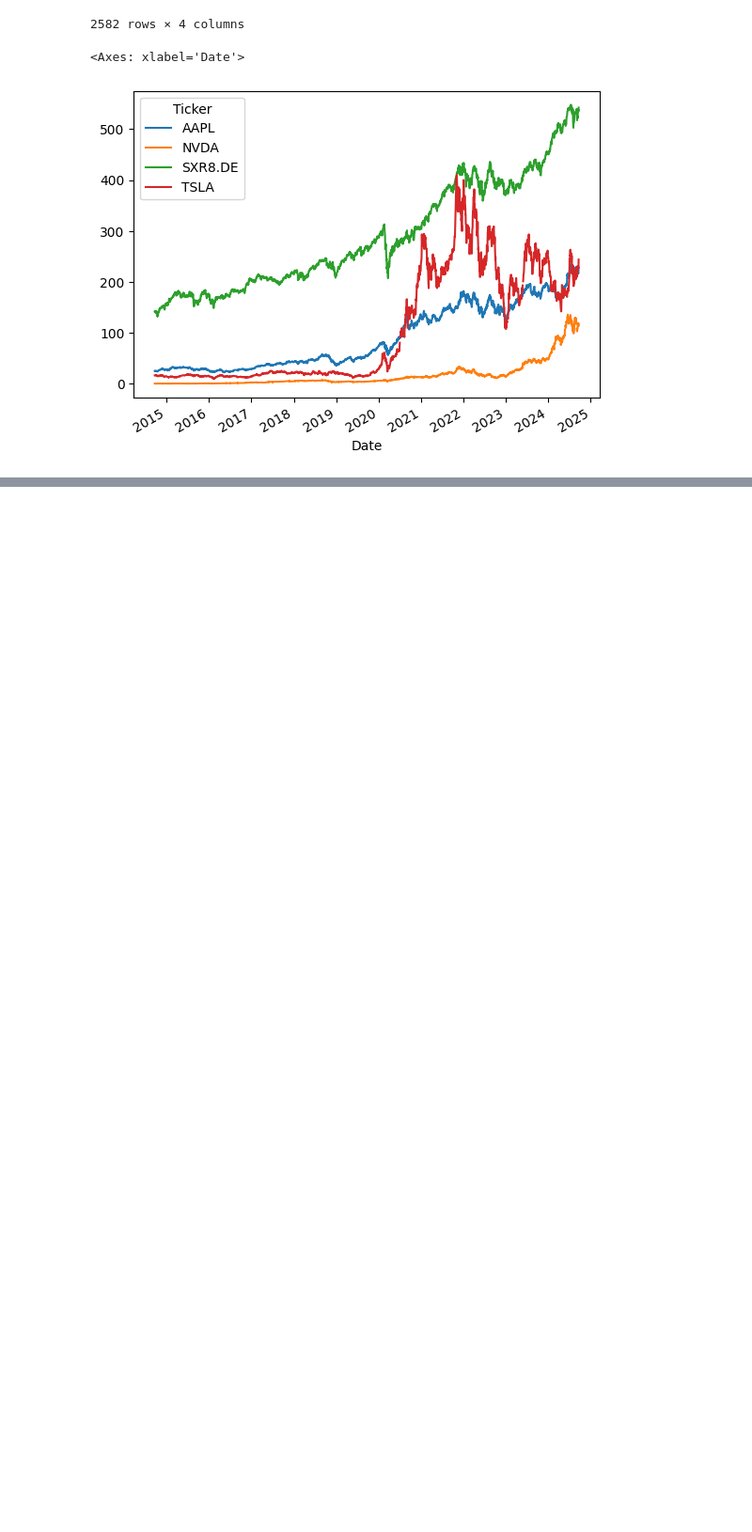
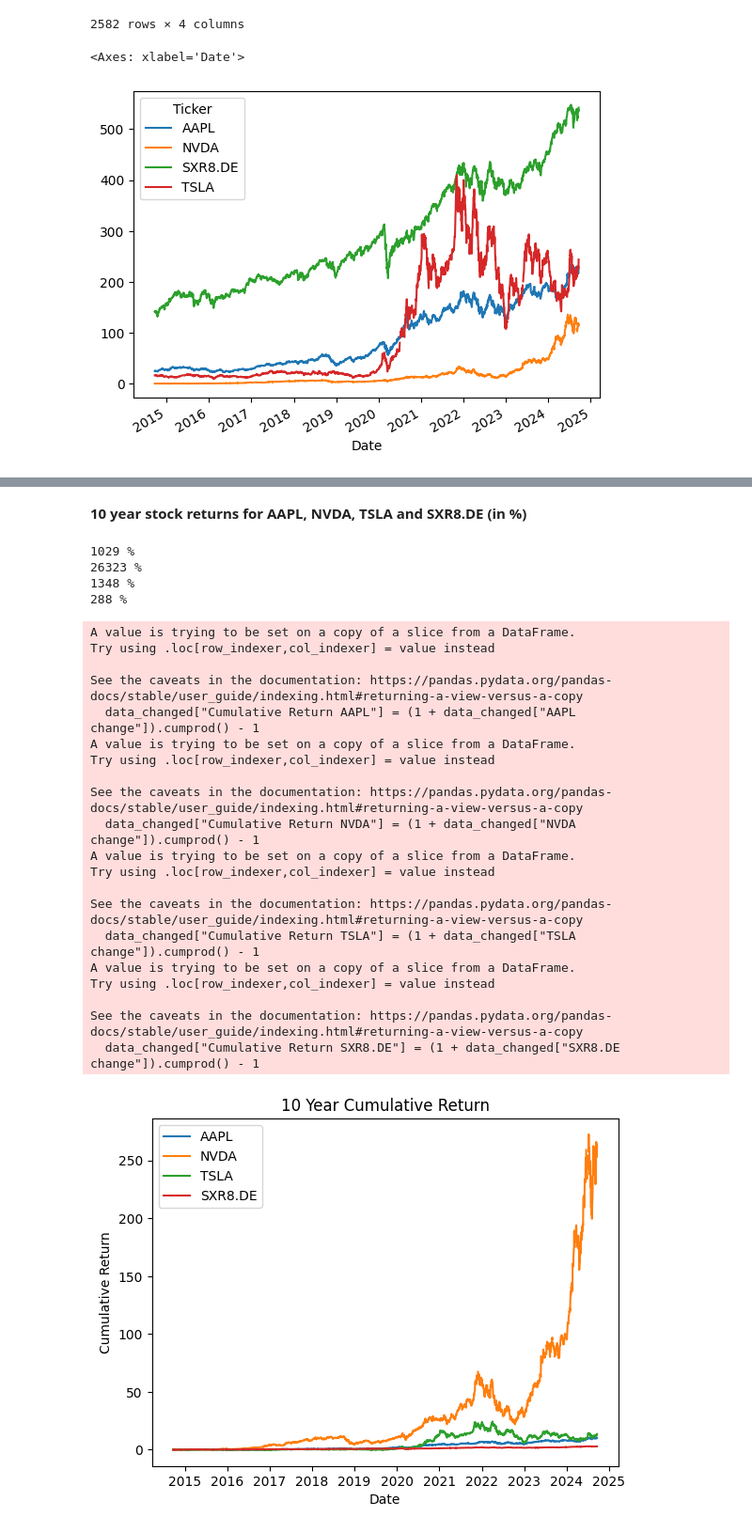
Before and after one commit to OjmJakon/Mini-Projects, a Jupyter notebook: Quantitative Finance/Retrieving Stock Data With Pandas.ipynb, the cells around one changed output, grey strips where cells are left out. Shown: that part at 94% size. Saved outputs shown, nothing was run; the diff lists cells and outputs as text; code cells hidden in the pictures; blank space fills up the shorter version.

Commit message:
Added stock returns for the last 10 years.

```diff
--- a/Quantitative Finance/Retrieving Stock Data With Pandas.ipynb
+++ b/Quantitative Finance/Retrieving Stock Data With Pandas.ipynb
@@ -72,0 +102,20 @@ close_price.plot()
+# %%
+percentage_change_NVDA = []
+for i in range(2581):
+    change = (close_price["NVDA"].iloc[i+1] - close_price["NVDA"].iloc[i]) / close_price["NVDA"].iloc[i]
+    percentage_change_NVDA.append(change)
+data_changed.insert(1, "NVDA change", percentage_change_NVDA)
+
+percentage_change_TSLA = []
+for i in range(2581):
+    change = (close_price["TSLA"].iloc[i+1] - close_price["TSLA"].iloc[i]) / close_price["TSLA"].iloc[i]
+    percentage_change_TSLA.append(change)
+data_changed.insert(2, "TSLA change", percentage_change_TSLA)
+
+percentage_change_SXR8 = []
+for i in range(2581):
+    change = (close_price["SXR8.DE"].iloc[i+1] - close_price["SXR8.DE"].iloc[i]) / close_price["SXR8.DE"].iloc[i]
+    percentage_change_SXR8.append(change)
+data_changed.insert(3, "SXR8.DE change", percentage_change_SXR8)
+
+data_changed
@@ -72,0 +138,51 @@ close_price.plot()
+# %% [markdown]
+**10 year stock returns for AAPL, NVDA, TSLA and SXR8.DE (in %)**
+# %%
+print(int(((1 + data_changed["AAPL change"]).prod() - 1) * 100), "%")
+print(int(((1 + data_changed["NVDA change"]).prod() - 1) * 100), "%")
+print(int(((1 + data_changed["TSLA change"]).prod() - 1) * 100), "%")
+print(int(((1 + data_changed["SXR8.DE change"]).prod() - 1) * 100), "%")
+# %% [output]
+1029 %
+26323 %
+1348 %
+288 %
+# %%
+data_changed["Cumulative Return AAPL"] = (1 + data_changed["AAPL change"]).cumprod() - 1
+data_changed["Cumulative Return NVDA"] = (1 + data_changed["NVDA change"]).cumprod() - 1
+data_changed["Cumulative Return TSLA"] = (1 + data_changed["TSLA change"]).cumprod() - 1
+data_changed["Cumulative Return SXR8.DE"] = (1 + data_changed["SXR8.DE change"]).cumprod() - 1
+
+plt.plot(data_changed.index, data_changed["Cumulative Return AAPL"], label="AAPL")
+plt.plot(data_changed.index, data_changed["Cumulative Return NVDA"], label="NVDA")
+plt.plot(data_changed.index, data_changed["Cumulative Return TSLA"], label="TSLA")
+plt.plot(data_changed.index, data_changed["Cumulative Return SXR8.DE"], label="SXR8.DE")
+
+plt.xlabel("Date")
+plt.ylabel("Cumulative Return")
+plt.title("10 Year Cumulative Return")
+
+plt.legend()
+plt.show()
+# %% [output]
+A value is trying to be set on a copy of a slice from a DataFrame.
+Try using .loc[row_indexer,col_indexer] = value instead
+
+See the caveats in the documentation: https://pandas.pydata.org/pandas-docs/stable/user_guide/indexing.html#returning-a-view-versus-a-copy
+  data_changed["Cumulative Return AAPL"] = (1 + data_changed["AAPL change"]).cumprod() - 1
+A value is trying to be set on a copy of a slice from a DataFrame.
+Try using .loc[row_indexer,col_indexer] = value instead
+
+See the caveats in the documentation: https://pandas.pydata.org/pandas-docs/stable/user_guide/indexing.html#returning-a-view-versus-a-copy
+  data_changed["Cumulative Return NVDA"] = (1 + data_changed["NVDA change"]).cumprod() - 1
+A value is trying to be set on a copy of a slice from a DataFrame.
+Try using .loc[row_indexer,col_indexer] = value instead
+
+See the caveats in the documentation: https://pandas.pydata.org/pandas-docs/stable/user_guide/indexing.html#returning-a-view-versus-a-copy
+  data_changed["Cumulative Return TSLA"] = (1 + data_changed["TSLA change"]).cumprod() - 1
+A value is trying to be set on a copy of a slice from a DataFrame.
+Try using .loc[row_indexer,col_indexer] = value instead
+
+See the caveats in the documentation: https://pandas.pydata.org/pandas-docs/stable/user_guide/indexing.html#returning-a-view-versus-a-copy
+  data_changed["Cumulative Return SXR8.DE"] = (1 + data_changed["SXR8.DE change"]).cumprod() - 1
+[figure, added]
```
Also changed, not shown: parts of 7 cells of this notebook.
